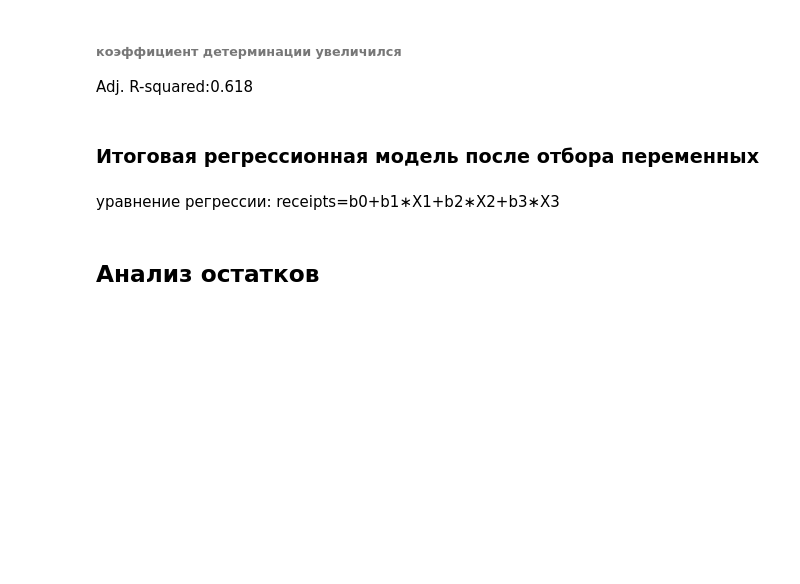
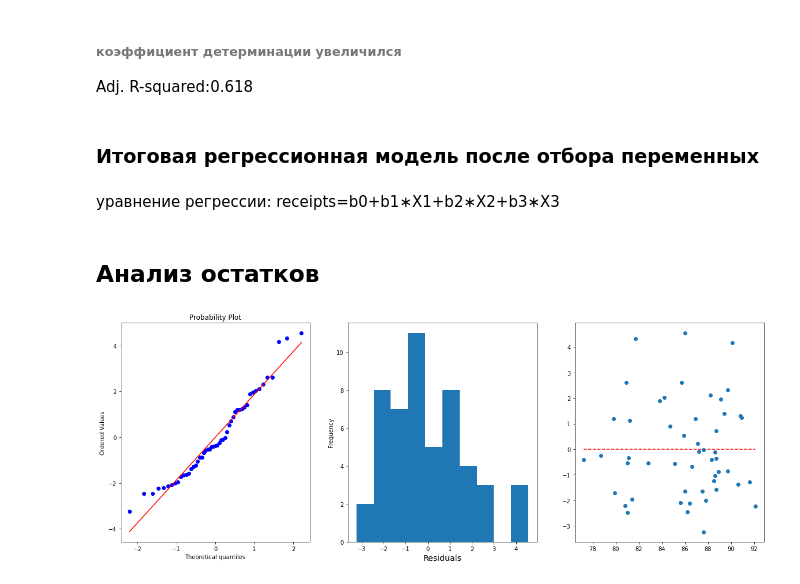
Before and after one commit to EkaterinaZernyukova/data_analysis, a Jupyter notebook: jupyter_notebook/regression_analysis.ipynb, the cells around one changed output. Cells and saved outputs as stored; diff of their text form; code cells hidden in the pictures; blank space fills up the shorter version.

```diff
--- a/jupyter_notebook/regression_analysis.ipynb
+++ b/jupyter_notebook/regression_analysis.ipynb
@@ -411,0 +401,15 @@ Adj. R-squared:0.618
+# %%
+m1 = ols('poverty ~ metro_res + white + hs_grad', data=df)
+fitted = m1.fit()
+
+plt.figure(figsize=(20,7))
+plt.subplot(131)
+scipy.stats.probplot(fitted.resid, dist="norm", plot=plt)
+plt.subplot(132)
+(fitted.resid).plot.hist()
+plt.xlabel('Residuals', fontsize=14)
+plt.subplot(133)
+plt.plot(df['hs_grad'], fitted.resid, 'o')
+plt.hlines(np.mean(fitted.resid), df['hs_grad'].min(), df['hs_grad'].max(), linestyle='--', colors='red');
+# %% [output]
+[figure, added]
```
Also changed, not shown: parts of 9 cells of this notebook, 1 other file.
